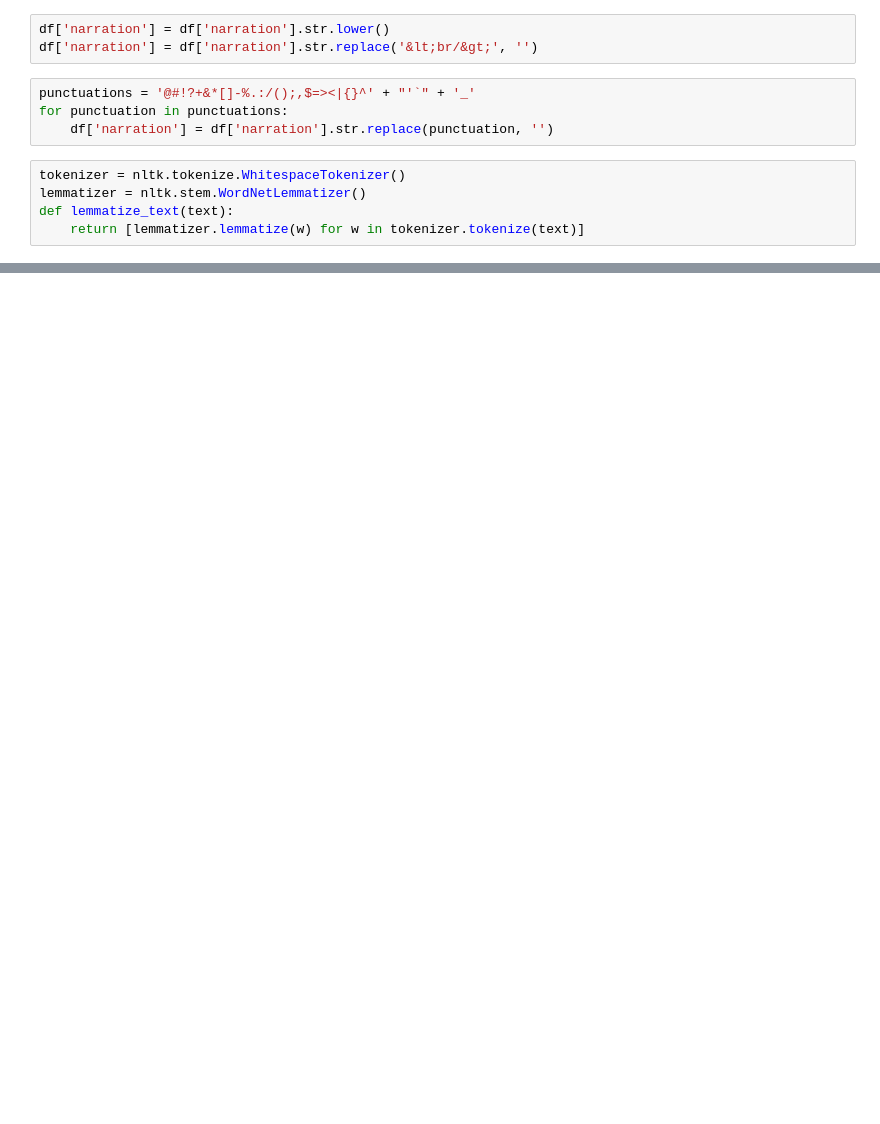
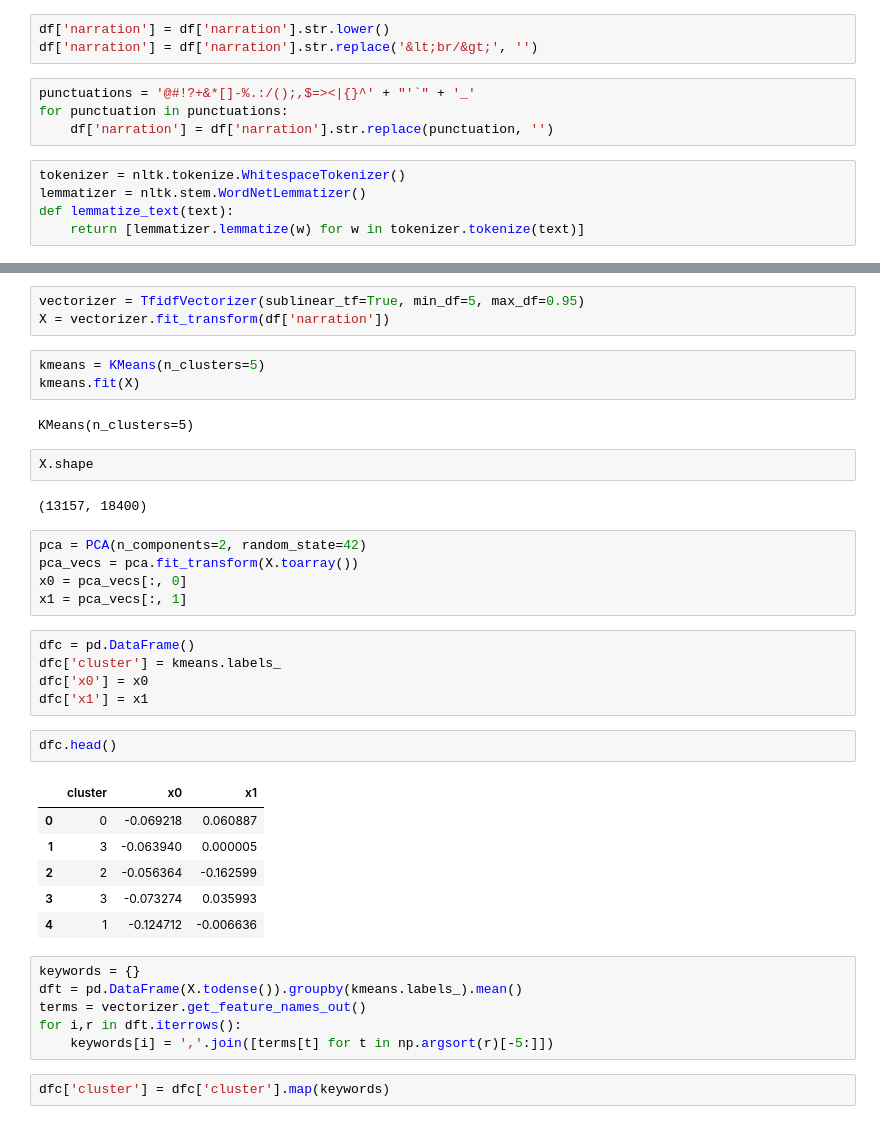
Before and after one commit to cris-scheib/nsf-abstract-classifier, a Jupyter notebook: text-classification-TF-IDF.ipynb, the cells around one changed output, grey strips where cells are left out. Drawn from its saved outputs; the diff is of its cells as text; blank space fills up the shorter version.

```diff
--- a/text-classification-TF-IDF.ipynb
+++ b/text-classification-TF-IDF.ipynb
@@ -35,0 +41,39 @@ df.head()
+# %%
+vectorizer = TfidfVectorizer(sublinear_tf=True, min_df=5, max_df=0.95)
+X = vectorizer.fit_transform(df['narration'])
+# %%
+kmeans = KMeans(n_clusters=5)
+kmeans.fit(X)
+# %% [output]
+KMeans(n_clusters=5)
+# %%
+X.shape
+# %% [output]
+(13157, 18400)
+# %%
+pca = PCA(n_components=2, random_state=42)
+pca_vecs = pca.fit_transform(X.toarray())
+x0 = pca_vecs[:, 0]
+x1 = pca_vecs[:, 1]
+# %%
+dfc = pd.DataFrame()
+dfc['cluster'] = kmeans.labels_
+dfc['x0'] = x0
+dfc['x1'] = x1
+# %%
+dfc.head()
+# %% [output]
+|  | cluster | x0 | x1 |
+| 0 | 0 | -0.069218 | 0.060887 |
+| 1 | 3 | -0.063940 | 0.000005 |
+| 2 | 2 | -0.056364 | -0.162599 |
+| 3 | 3 | -0.073274 | 0.035993 |
+| 4 | 1 | -0.124712 | -0.006636 |
+# %%
+keywords = {}
+dft = pd.DataFrame(X.todense()).groupby(kmeans.labels_).mean()
+terms = vectorizer.get_feature_names_out()
+for i,r in dft.iterrows():
+    keywords[i] = ','.join([terms[t] for t in np.argsort(r)[-5:]])
+# %%
+dfc['cluster'] = dfc['cluster'].map(keywords)
```
Also changed, not shown: parts of 8 cells of this notebook.
